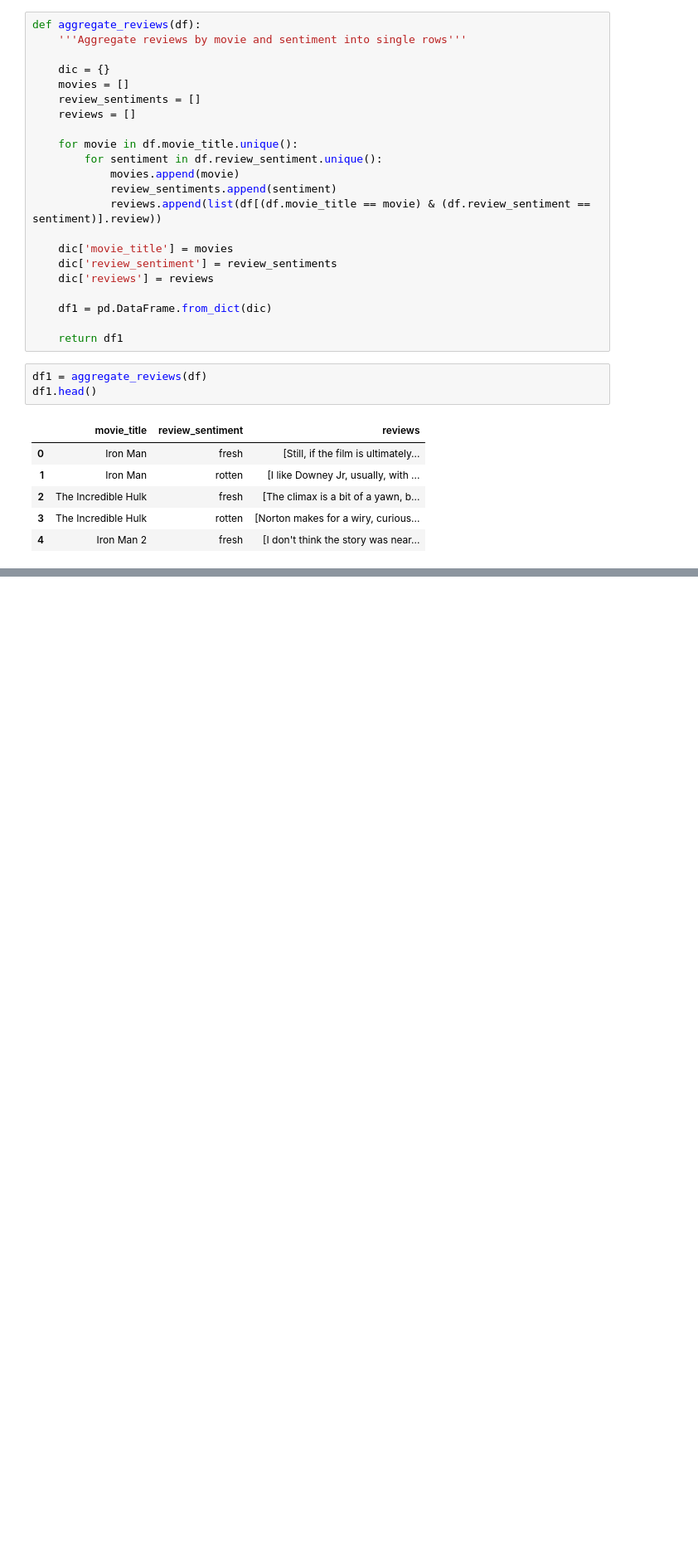
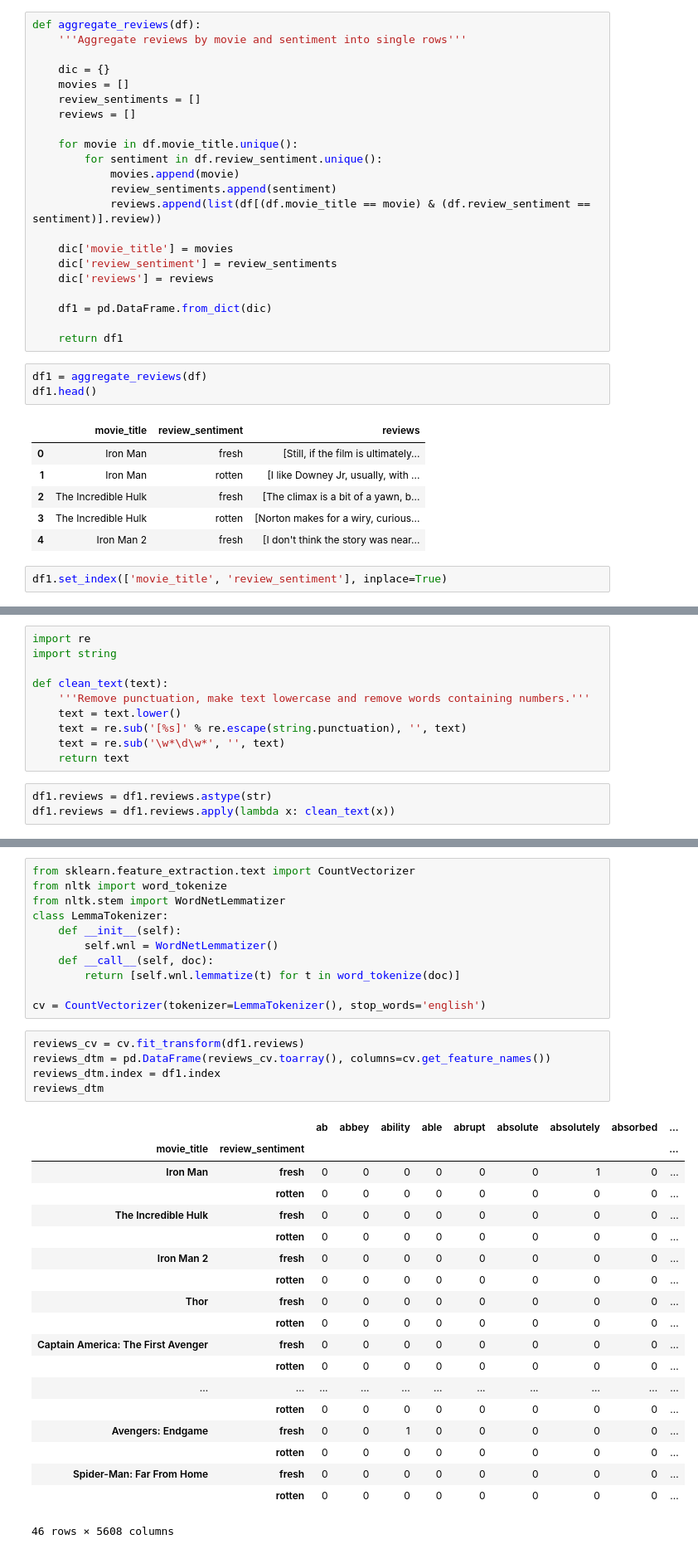
Before and after one commit to ezeahunanya/marvel_cinematic_universe_movie_ratings, a Jupyter notebook: reviews_data_cleaning.ipynb, the cells around one changed output, grey strips where cells are left out. Shown: that part at 83% size. Cells and saved outputs as stored; diff of their text form; blank space fills up the shorter version.

```diff
--- a/reviews_data_cleaning.ipynb
+++ b/reviews_data_cleaning.ipynb
@@ -87,3 +107,5 @@ df1.head()
 | 2 | The Incredible Hulk | fresh | [The climax is a bit of a yawn, b... |
 | 3 | The Incredible Hulk | rotten | [Norton makes for a wiry, curious... |
 | 4 | Iron Man 2 | fresh | [I don't think the story was near... |
+# %%
+df1.set_index(['movie_title', 'review_sentiment'], inplace=True)
@@ -89,0 +114,13 @@ df1.head()
+# %%
+import re
+import string
+
+def clean_text(text):
+    '''Remove punctuation, make text lowercase and remove words containing numbers.'''
+    text = text.lower()
+    text = re.sub('[%s]' % re.escape(string.punctuation), '', text)
+    text = re.sub('\w*\d\w*', '', text)
+    return text
+# %%
+df1.reviews = df1.reviews.astype(str)
+df1.reviews = df1.reviews.apply(lambda x: clean_text(x))
@@ -89,0 +137,36 @@ df1.head()
+# %%
+from sklearn.feature_extraction.text import CountVectorizer
+from nltk import word_tokenize
+from nltk.stem import WordNetLemmatizer
+class LemmaTokenizer:
+    def __init__(self):
+        self.wnl = WordNetLemmatizer()
+    def __call__(self, doc):
+        return [self.wnl.lemmatize(t) for t in word_tokenize(doc)]
+
+cv = CountVectorizer(tokenizer=LemmaTokenizer(), stop_words='english')
+# %%
+reviews_cv = cv.fit_transform(df1.reviews)
+reviews_dtm = pd.DataFrame(reviews_cv.toarray(), columns=cv.get_feature_names())
+reviews_dtm.index = df1.index
+reviews_dtm
+# %% [output]
+|  |  | ab | abbey | ability | able | abrupt | absolute | absolutely | absorbed | ... |
+| movie_title | review_sentiment |  |  |  |  |  |  |  |  | ... |
+| Iron Man | fresh | 0 | 0 | 0 | 0 | 0 | 0 | 1 | 0 | ... |
+|  | rotten | 0 | 0 | 0 | 0 | 0 | 0 | 0 | 0 | ... |
+| The Incredible Hulk | fresh | 0 | 0 | 0 | 0 | 0 | 0 | 0 | 0 | ... |
+|  | rotten | 0 | 0 | 0 | 0 | 0 | 0 | 0 | 0 | ... |
+| Iron Man 2 | fresh | 0 | 0 | 0 | 0 | 0 | 0 | 0 | 0 | ... |
+|  | rotten | 0 | 0 | 0 | 0 | 0 | 0 | 0 | 0 | ... |
+| Thor | fresh | 0 | 0 | 0 | 0 | 0 | 0 | 0 | 0 | ... |
+|  | rotten | 0 | 0 | 0 | 0 | 0 | 0 | 0 | 0 | ... |
+| Captain America: The First Avenger | fresh | 0 | 0 | 0 | 0 | 0 | 0 | 0 | 0 | ... |
+|  | rotten | 0 | 0 | 0 | 0 | 0 | 0 | 0 | 0 | ... |
+| ... | ... | ... | ... | ... | ... | ... | ... | ... | ... | ... |
+|  | rotten | 0 | 0 | 0 | 0 | 0 | 0 | 0 | 0 | ... |
+| Avengers: Endgame | fresh | 0 | 0 | 1 | 0 | 0 | 0 | 0 | 0 | ... |
+|  | rotten | 0 | 0 | 0 | 0 | 0 | 0 | 0 | 0 | ... |
+| Spider-Man: Far From Home | fresh | 0 | 0 | 0 | 0 | 0 | 0 | 0 | 0 | ... |
+|  | rotten | 0 | 0 | 0 | 0 | 0 | 0 | 0 | 0 | ... |
+46 rows × 5608 columns
```
Also changed, not shown: parts of 6 cells of this notebook.
